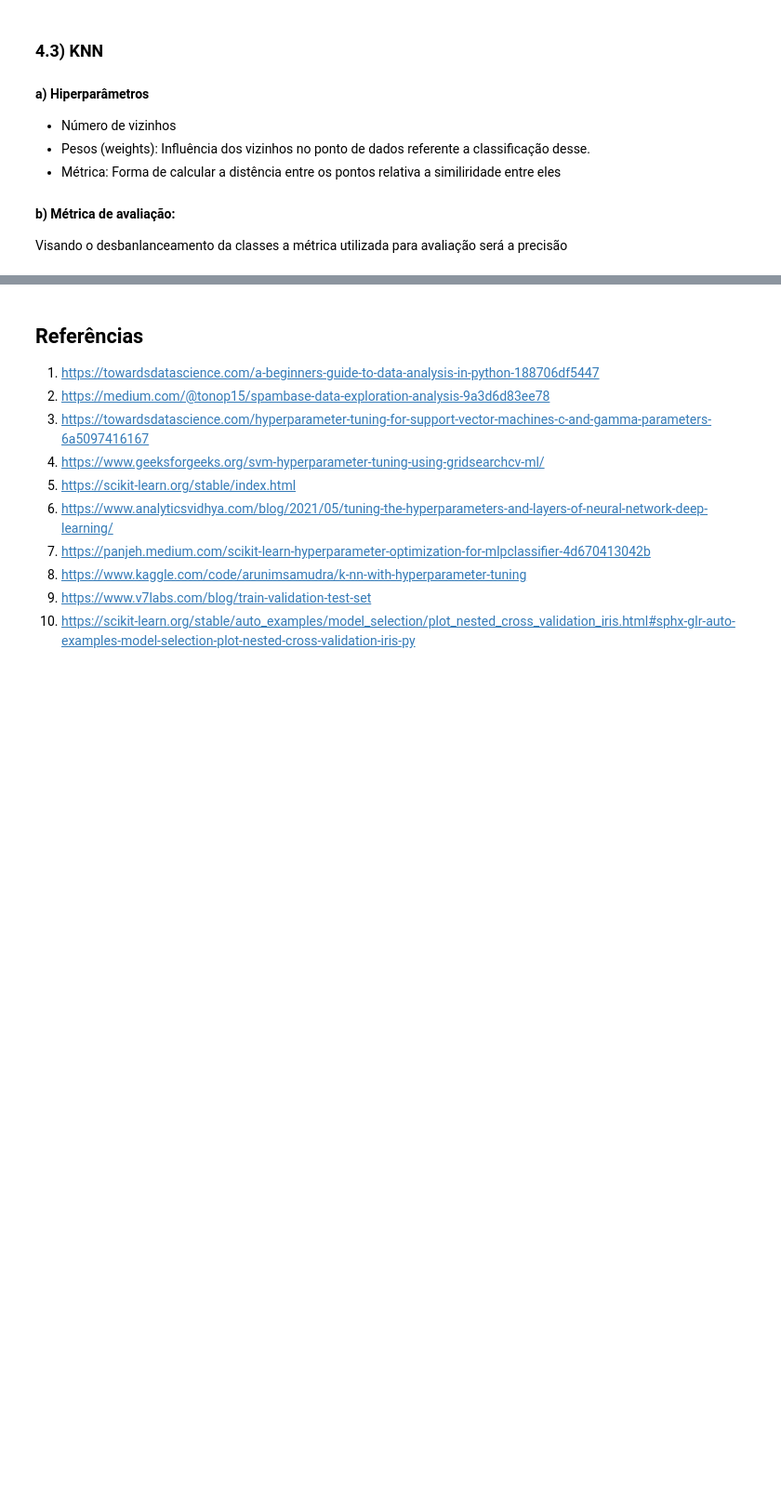
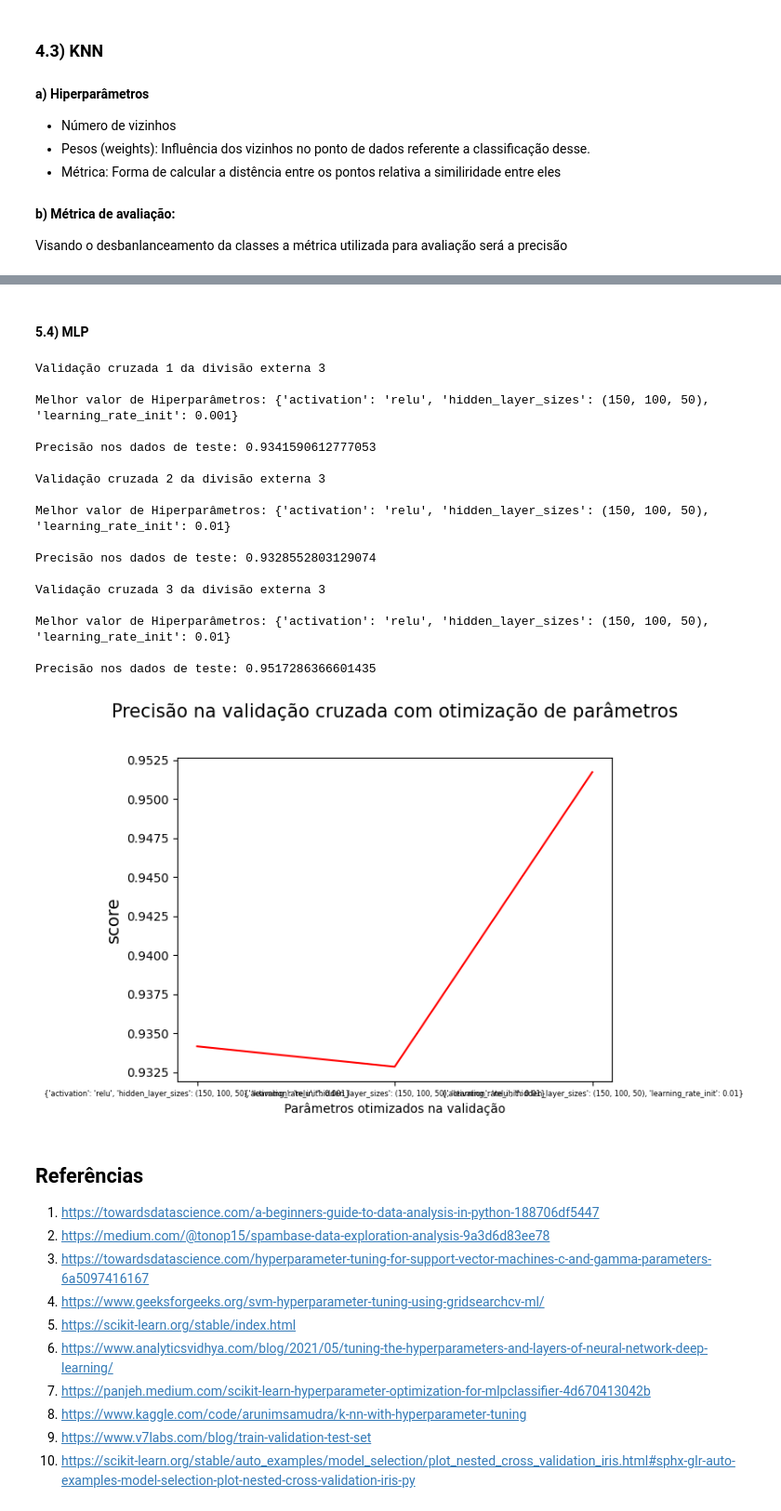
Before and after one commit to PHM-araujo/Machine-Learning, a Jupyter notebook: Practical_work/Spam_prediction.ipynb, the cells around one changed output, grey strips where cells are left out. Shown at 93% size. Drawn from its saved outputs; the diff is of its cells as text; code cells hidden in the pictures; blank space fills up the shorter version.

```diff
--- a/Practical_work/Spam_prediction.ipynb
+++ b/Practical_work/Spam_prediction.ipynb
@@ -138,3 +214,32 @@ You can try to debug the error by setting error_score='raise'.
+# %% [markdown]
+#### 5.4) MLP
+# %%
+tunnig = {"hidden_layer_sizes":[(150,100,50), (100,100,100)],
+          "activation":['relu', 'tanh'],
+          "learning_rate_init": [0.001, 0.01]}
+
+mlp_clf = MLPClassifier()
+
+optimizedCrossValidation(tunnig, mlp_clf, X_norm, y)
+# %% [output]
+Validação cruzada 1 da divisão externa 3
+
+Melhor valor de Hiperparâmetros: {'activation': 'relu', 'hidden_layer_sizes': (150, 100, 50), 'learning_rate_init': 0.001}
+
+Precisão nos dados de teste: 0.9341590612777053
+
+Validação cruzada 2 da divisão externa 3
+
+Melhor valor de Hiperparâmetros: {'activation': 'relu', 'hidden_layer_sizes': (150, 100, 50), 'learning_rate_init': 0.01}
+
+Precisão nos dados de teste: 0.9328552803129074
+
+Validação cruzada 3 da divisão externa 3
+
+Melhor valor de Hiperparâmetros: {'activation': 'relu', 'hidden_layer_sizes': (150, 100, 50), 'learning_rate_init': 0.01}
+
+Precisão nos dados de teste: 0.9517286366601435
+[figure, added]
 # %% [markdown]
 ## Referências
 1) https://towardsdatascience.com/a-beginners-guide-to-data-analysis-in-python-188706df5447
```
Also changed, not shown: parts of 13 cells of this notebook.
